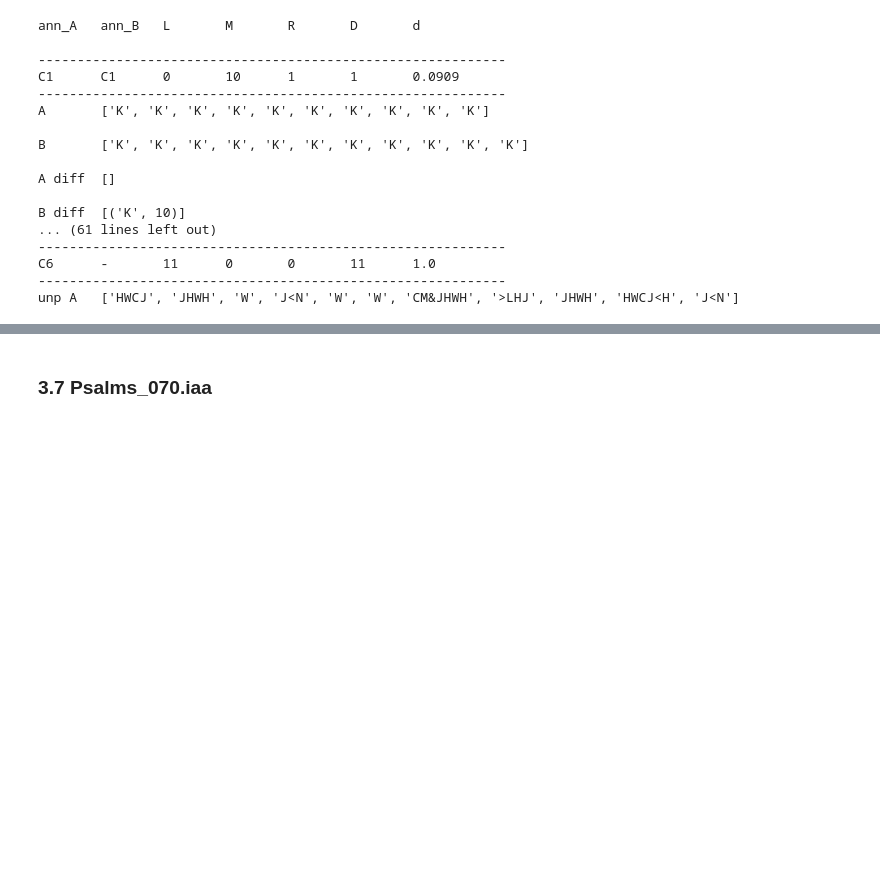
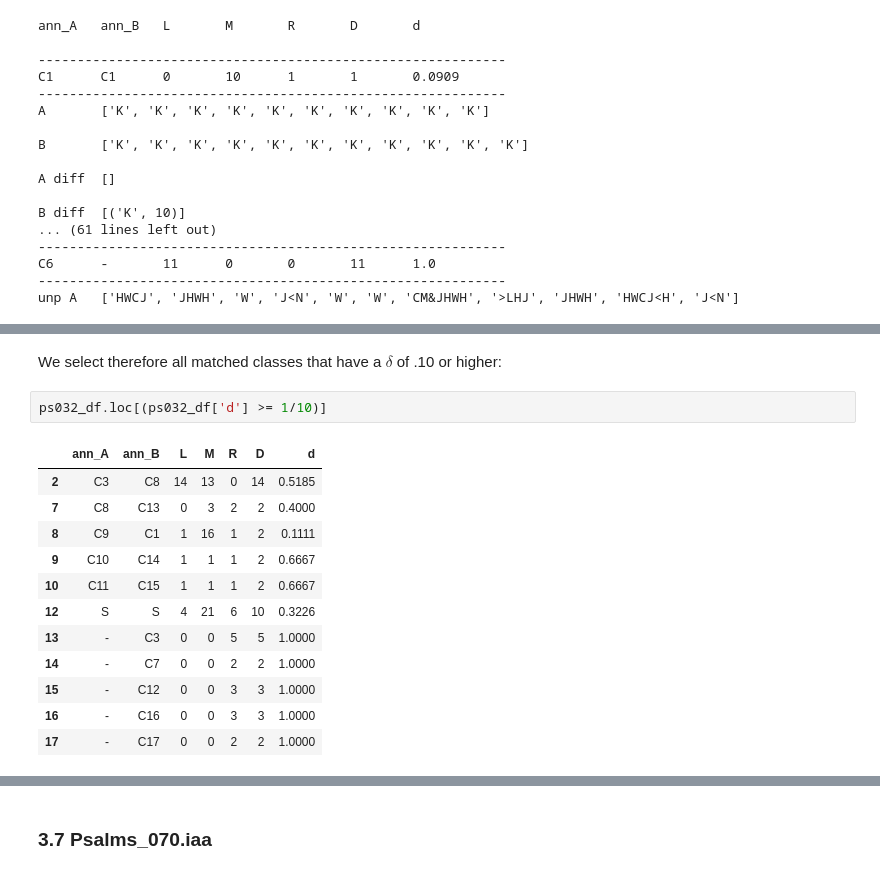
Before and after one commit to cmerwich/participant-analysis, a Jupyter notebook: iaa/iaa-analysis.ipynb, the cells around one changed output, grey strips where cells are left out. Cells and saved outputs as stored; diff of their text form; blank space fills up the shorter version.

```diff
--- a/iaa/iaa-analysis.ipynb
+++ b/iaa/iaa-analysis.ipynb
@@ -696,2 +709,19 @@ The lower IAA measure is a result of 2 *Referents* errors and 9 *Annotator Error
+# %% [markdown]
+We select therefore all matched classes that have a $\delta$ of .10 or higher:
+# %%
+ps032_df.loc[(ps032_df['d'] >= 1/10)]
+# %% [output]
+|  | ann_A | ann_B | L | M | R | D | d |
+| 2 | C3 | C8 | 14 | 13 | 0 | 14 | 0.5185 |
+| 7 | C8 | C13 | 0 | 3 | 2 | 2 | 0.4000 |
+| 8 | C9 | C1 | 1 | 16 | 1 | 2 | 0.1111 |
+| 9 | C10 | C14 | 1 | 1 | 1 | 2 | 0.6667 |
+| 10 | C11 | C15 | 1 | 1 | 1 | 2 | 0.6667 |
+| 12 | S | S | 4 | 21 | 6 | 10 | 0.3226 |
+| 13 | - | C3 | 0 | 0 | 5 | 5 | 1.0000 |
+| 14 | - | C7 | 0 | 0 | 2 | 2 | 1.0000 |
+| 15 | - | C12 | 0 | 0 | 3 | 3 | 1.0000 |
+| 16 | - | C16 | 0 | 0 | 3 | 3 | 1.0000 |
+| 17 | - | C17 | 0 | 0 | 2 | 2 | 1.0000 |
 # %%
 retrieve_ann('chris_A/Psalms_032.ann', 'gyus_B/Psalms_032.ann')
```
Also changed, not shown: parts of 11 cells of this notebook, 3 other files.
